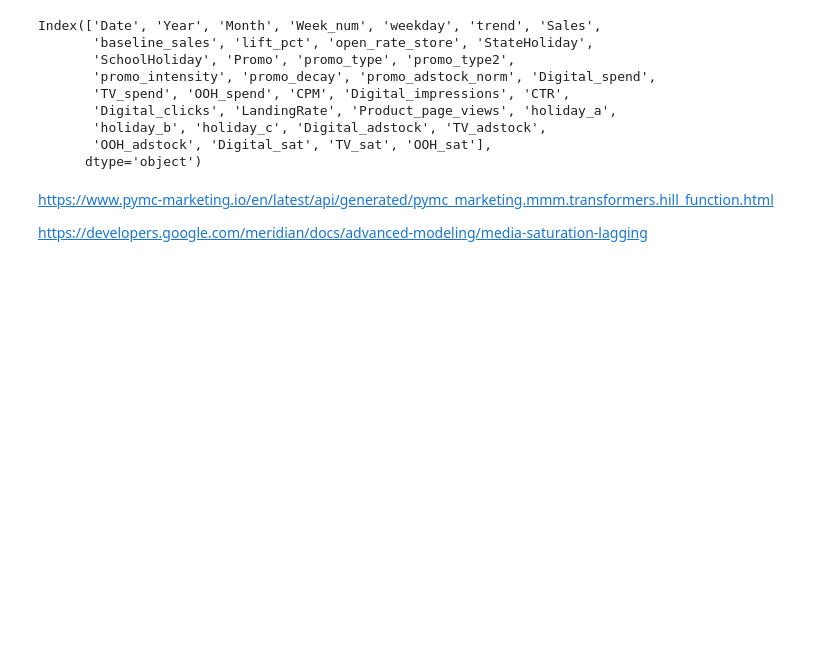
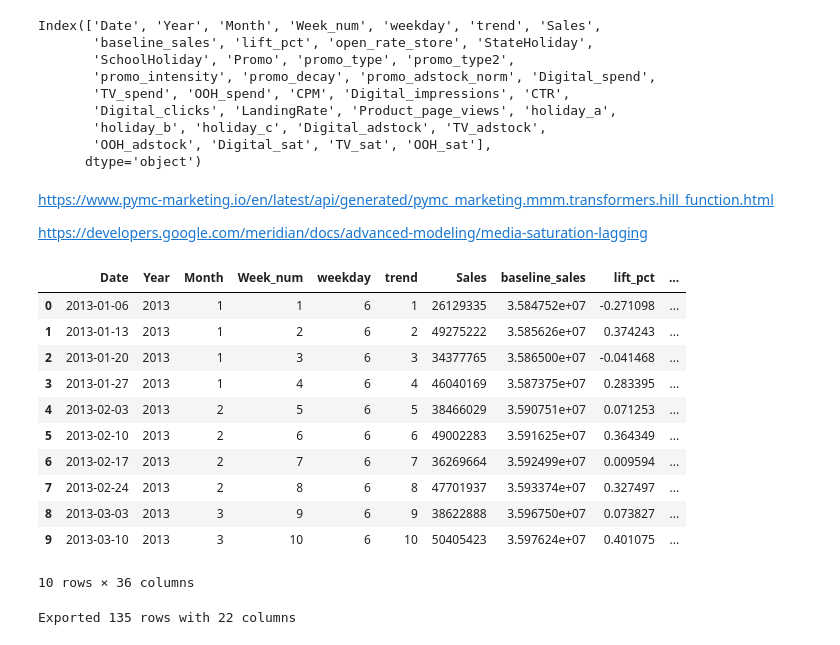
Before and after one commit to diegoferra5/Marketing-Mix-Modeling, a Jupyter notebook: notebooks/02_feature_engineering_v1.ipynb, the cells around one changed output. Cells and saved outputs as stored; diff of their text form; code cells hidden in the pictures; blank space fills up the shorter version.

```diff
--- a/notebooks/02_feature_engineering_v1.ipynb
+++ b/notebooks/02_feature_engineering_v1.ipynb
@@ -988,3 +988,38 @@ Index(['Date', 'Year', 'Month', 'Week_num', 'weekday', 'trend', 'Sales',
 https://www.pymc-marketing.io/en/latest/api/generated/pymc_marketing.mmm.transformers.hill_function.html
 
 https://developers.google.com/meridian/docs/advanced-modeling/media-saturation-lagging
+# %%
+weekly_sales_adstock.head(10)
+# %% [output]
+|  | Date | Year | Month | Week_num | weekday | trend | Sales | baseline_sales | lift_pct | ... |
+| 0 | 2013-01-06 | 2013 | 1 | 1 | 6 | 1 | 26129335 | 3.584752e+07 | -0.271098 | ... |
+| 1 | 2013-01-13 | 2013 | 1 | 2 | 6 | 2 | 49275222 | 3.585626e+07 | 0.374243 | ... |
+| 2 | 2013-01-20 | 2013 | 1 | 3 | 6 | 3 | 34377765 | 3.586500e+07 | -0.041468 | ... |
+| 3 | 2013-01-27 | 2013 | 1 | 4 | 6 | 4 | 46040169 | 3.587375e+07 | 0.283395 | ... |
+| 4 | 2013-02-03 | 2013 | 2 | 5 | 6 | 5 | 38466029 | 3.590751e+07 | 0.071253 | ... |
+| 5 | 2013-02-10 | 2013 | 2 | 6 | 6 | 6 | 49002283 | 3.591625e+07 | 0.364349 | ... |
+| 6 | 2013-02-17 | 2013 | 2 | 7 | 6 | 7 | 36269664 | 3.592499e+07 | 0.009594 | ... |
+| 7 | 2013-02-24 | 2013 | 2 | 8 | 6 | 8 | 47701937 | 3.593374e+07 | 0.327497 | ... |
+| 8 | 2013-03-03 | 2013 | 3 | 9 | 6 | 9 | 38622888 | 3.596750e+07 | 0.073827 | ... |
+| 9 | 2013-03-10 | 2013 | 3 | 10 | 6 | 10 | 50405423 | 3.597624e+07 | 0.401075 | ... |
+10 rows × 36 columns
+# %%
+training_cols = [
+    "Date", "Year", "Month", "Week_num", "trend",
+    "Sales",  # target
+    "open_rate_store", "StateHoliday", "SchoolHoliday",
+    "promo_adstock_norm",
+    "Digital_adstock", "TV_adstock", "OOH_adstock",
+    "Digital_sat", "TV_sat", "OOH_sat",
+    "holiday_a", "holiday_b", "holiday_c",
+    "CPM", "CTR", "LandingRate"  # add other KPIs if needed
+]
+
+weekly_sales_final = weekly_sales_adstock[training_cols].copy()
+
+# Export
+weekly_sales_final.to_csv("../data/processed/weekly_sales_final.csv", index=False)
+
+print(f"Exported {len(weekly_sales_final)} rows with {len(weekly_sales_final.columns)} columns")
+# %% [output]
+Exported 135 rows with 22 columns
```
Also changed, not shown: 1 other file.
